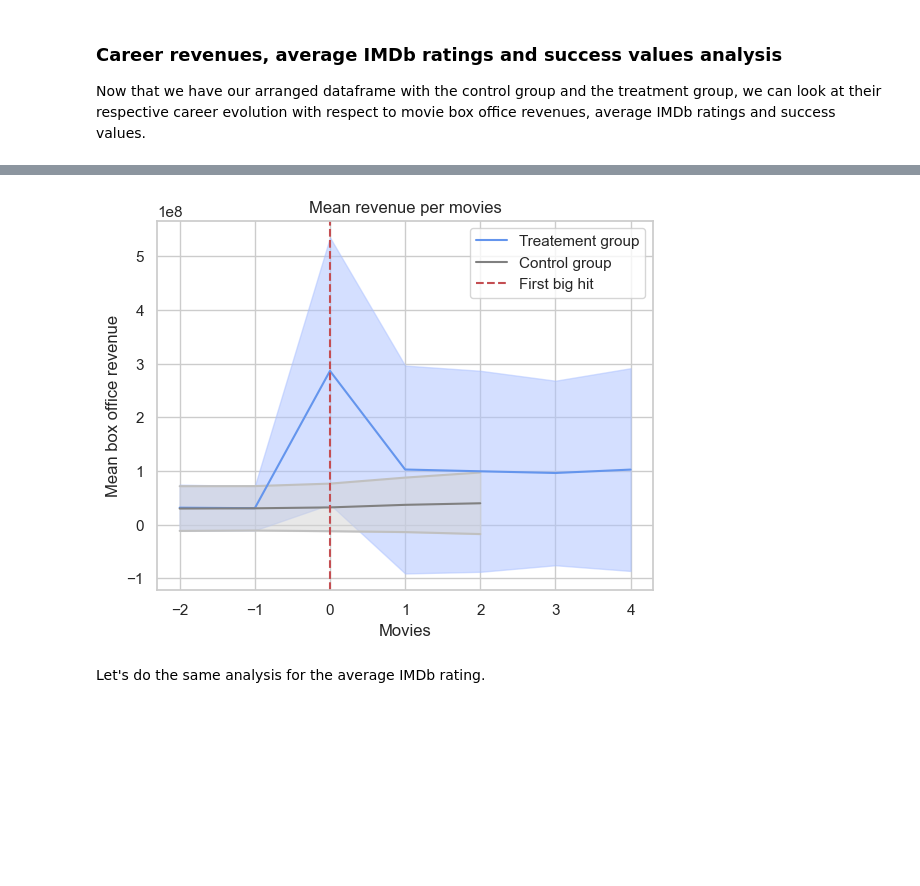
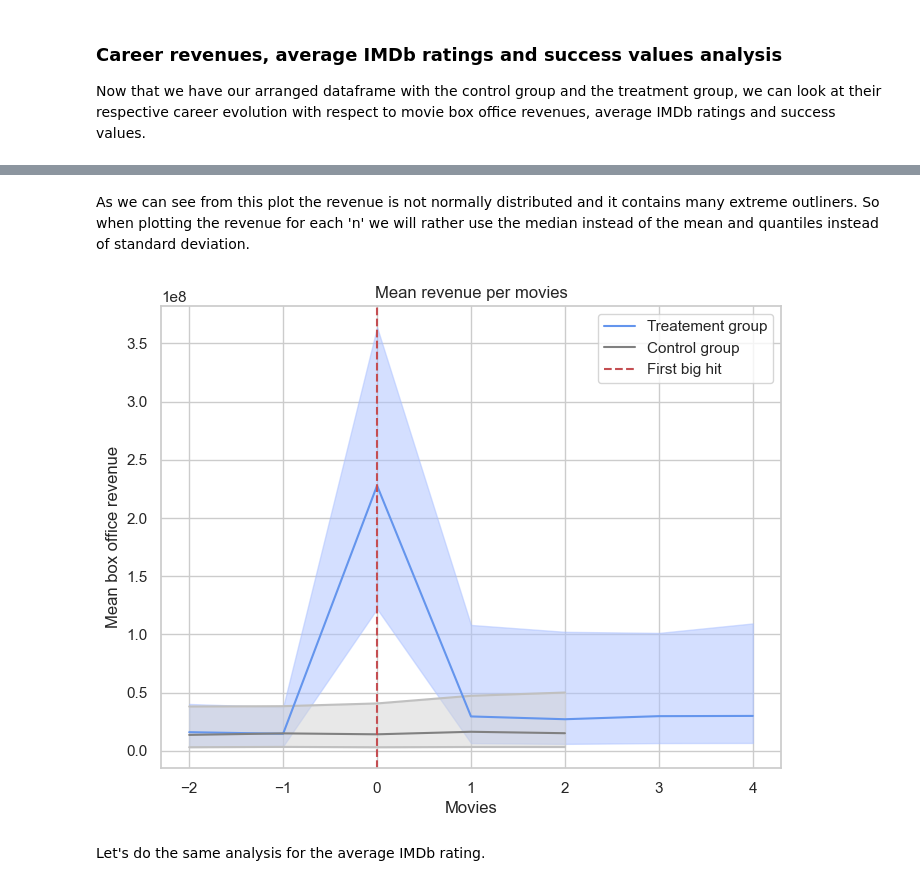
Before and after one commit to epfl-ada/ada-2023-project-pinacolada23, a Jupyter notebook: observational_study.ipynb, the cells around one changed output, grey strips where cells are left out. Saved outputs shown, nothing was run; the diff lists cells and outputs as text; code cells hidden in the pictures; blank space fills up the shorter version.

```diff
--- a/observational_study.ipynb
+++ b/observational_study.ipynb
@@ -276,4 +276,12 @@ nb_of_actors_for_n_ctrl = ctrl.groupby('n')['name_actor'].count()
 # Define the indexes we will keep where the number obf actors is representative enough (TODO: how much is representative enough?? 800? 1000?)
 to_plot_indexes_treat = nb_of_actors_for_n_treat[nb_of_actors_for_n_treat.values>=1000].index
 to_plot_indexes_ctrl = nb_of_actors_for_n_ctrl[nb_of_actors_for_n_ctrl.values>=1000].index
+
+# Seperate the treatement group from the control group
+test_treat = treat[treat.n.isin(to_plot_indexes_treat)]
+test_ctrl = ctrl[ctrl.n.isin(to_plot_indexes_ctrl)]
+
+# Group by the 'n' value
+treat_grp = test_treat.groupby('n')
+ctrl_grp = test_ctrl.groupby('n')
 # %% [markdown]
@@ -281,31 +301,37 @@ Let's first start by looking at the mean movie box office revenue for each group
+# %% [markdown]
+As we can see from this plot the revenue is not normally distributed and it contains many extreme outliners. So when plotting the revenue for each 'n' we will rather use the median instead of the mean and quantiles instead of standard deviation.
 # %%
-# For both group, group by the 'n' values and compute the mean revenue. Then keep only indexes for which we have enough actors
-to_plot_rev_treat = treat.groupby('n')['revenue'].mean()[to_plot_indexes_treat]
-to_plot_rev_ctrl = ctrl.groupby('n')['revenue'].mean()[to_plot_indexes_ctrl]
+# Compute the mean revenue. Then keep only indexes for which we have enough actors
+to_plot_rev_treat = treat_grp.revenue.median()[to_plot_indexes_treat]
+to_plot_rev_ctrl = ctrl_grp.revenue.median()[to_plot_indexes_ctrl]
 
-# Do the same for the standard deviation
-std_rev_treat = treat.groupby('n')['revenue'].std()[to_plot_indexes_treat]
-std_rev_ctrl = ctrl.groupby('n')['revenue'].std()[to_plot_indexes_ctrl]
+# Compute the 25th and 75th quantile for the revenue
+Q75_treat = treat_grp.revenue.quantile(q=0.75)
+Q25_treat = treat_grp.revenue.quantile(q=0.25)
+
+Q75_ctrl = ctrl_grp.revenue.quantile(q=0.75)
+Q25_ctrl = ctrl_grp.revenue.quantile(q=0.25)
 
 # Plot the results
-plt.fill_between(to_plot_rev_treat.index, to_plot_rev_treat-std_rev_treat, to_plot_rev_treat+std_rev_treat, alpha = 0.5, color = (0.67, 0.757, 1))
-plt.fill_between(to_plot_rev_ctrl.index, to_plot_rev_ctrl - std_rev_ctrl, to_plot_rev_ctrl + std_rev_ctrl, alpha = 0.5, color =  'lightgrey')
+plt.figure(figsize=(8,6))
+plt.fill_between(to_plot_rev_treat.index, Q25_treat, Q75_treat, alpha = 0.5, color = (0.67, 0.757, 1))
+plt.fill_between(to_plot_rev_ctrl.index, Q25_ctrl, Q75_ctrl, alpha = 0.5, color =  'lightgrey')
 
-plt.plot((to_plot_rev_ctrl - std_rev_ctrl), color='silver')
-plt.plot((to_plot_rev_ctrl + std_rev_ctrl), color='silver')
+plt.plot(Q75_ctrl, color='silver')
+plt.plot(Q25_ctrl, color='silver')
 
 plt.plot(to_plot_rev_treat, label = 'Treatement group', color='cornflowerblue')
 plt.plot(to_plot_rev_ctrl, label = 'Control group', color='grey')
 
 
 plt.axvline(x=0, color='r', label = 'First big hit', linestyle ='--')
 plt.title('Mean revenue per movies')
 plt.xlabel('Movies')
 plt.ylabel('Mean box office revenue')
 plt.legend()
 plt.show()
 # %% [output]
-[figure, old version]
+[figure, new version]
 # %% [markdown]
 Let's do the same analysis for the average IMDb rating.
 # %%
```
Also changed, not shown: parts of 10 cells of this notebook.
